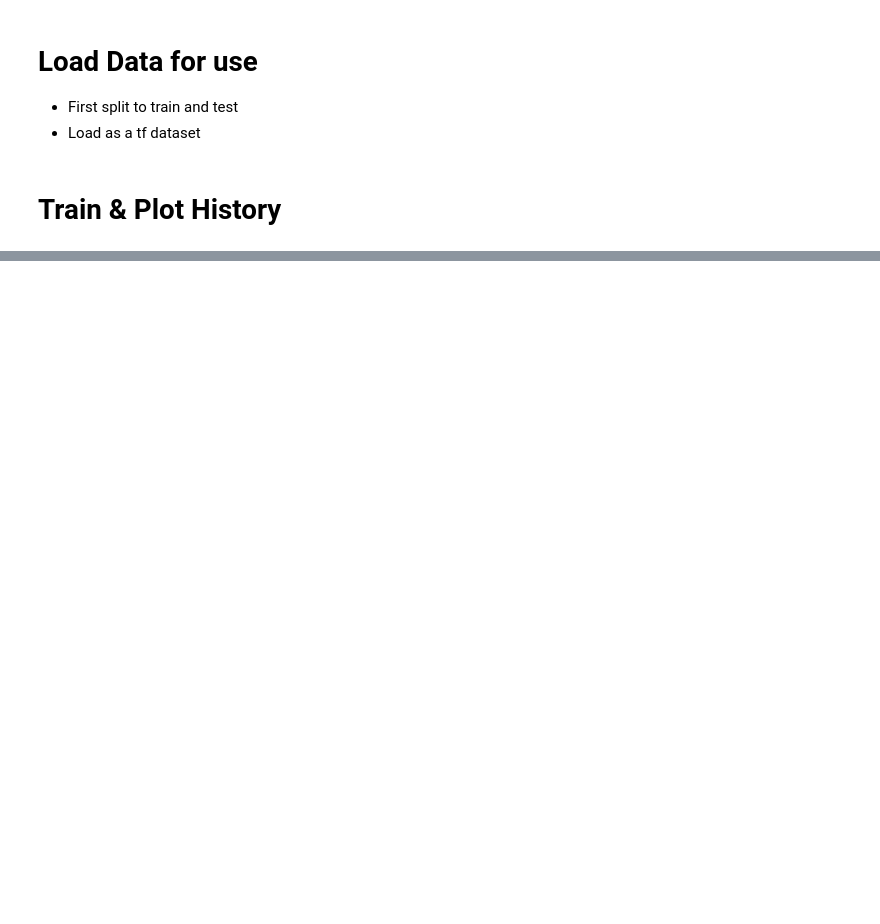
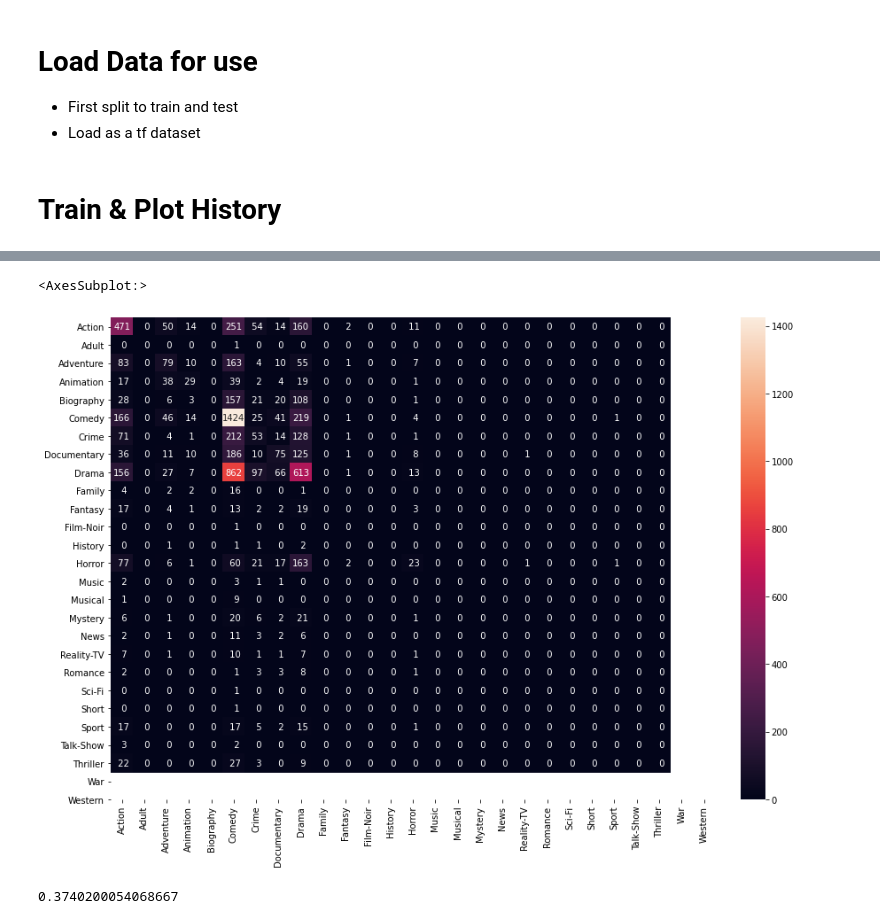
Before and after one commit to edwin-19/MultiLabelPoster, a Jupyter notebook: Train & Evaluate.ipynb, the cells around one changed output, grey strips where cells are left out. Cells and saved outputs as stored; diff of their text form; code cells hidden in the pictures; blank space fills up the shorter version.

```diff
--- a/Train & Evaluate.ipynb
+++ b/Train & Evaluate.ipynb
@@ -95,0 +181,2 @@ history = model.fit(train_dataset, validation_data=test_dataset, epochs=epochs)
+# %%
+y_pred = model.predict(test_dataset)
@@ -95,0 +203,13 @@ history = model.fit(train_dataset, validation_data=test_dataset, epochs=epochs)
+# %%
+plt.figure(figsize=(15, 10))
+sns.heatmap(
+    confusion_matrix(np.argmax(test_labels, axis=1), np.argmax(y_pred >= 0.4, axis=1)),
+    annot=True, fmt='3', xticklabels=binarizer.classes_, yticklabels=binarizer.classes_
+)
+# %% [output]
+<AxesSubplot:>
+[figure, added]
+# %%
+f1_score(np.argmax(test_labels, axis=1), np.argmax(y_pred >= 0.4, axis=1),average='micro')
+# %% [output]
+0.3740200054068667
```
Also changed, not shown: parts of 13 cells of this notebook, 2 other files.
